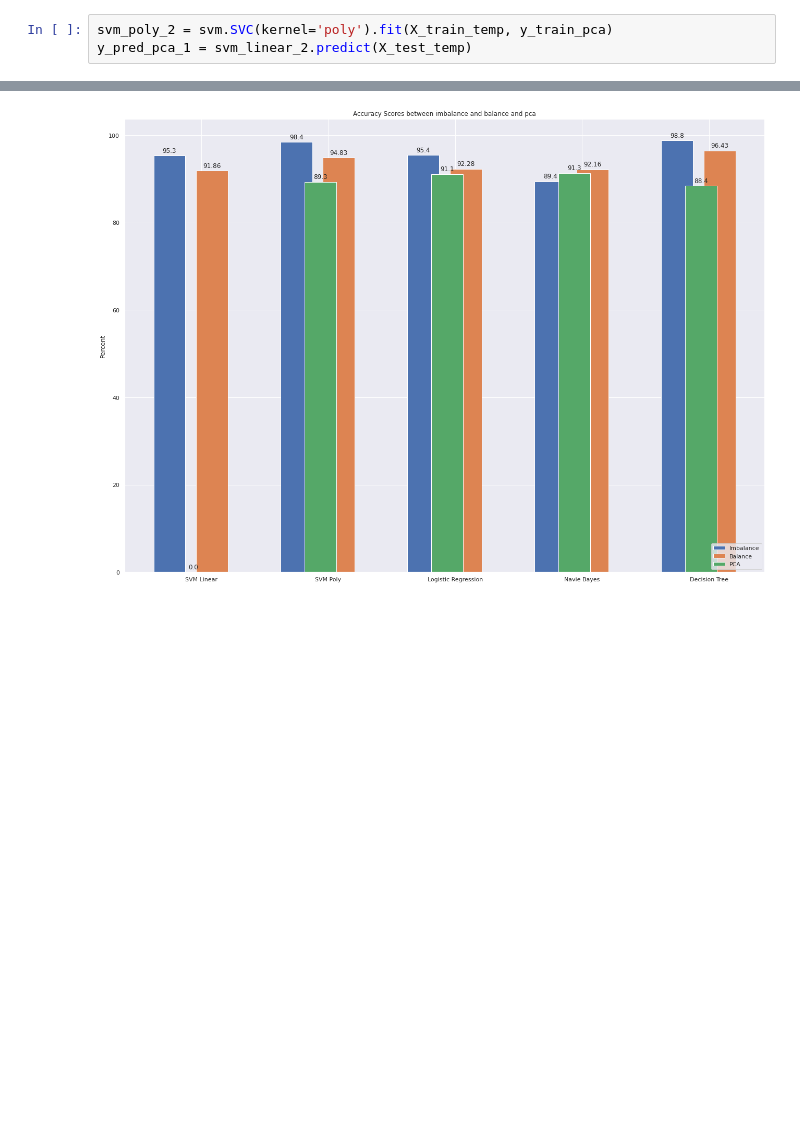
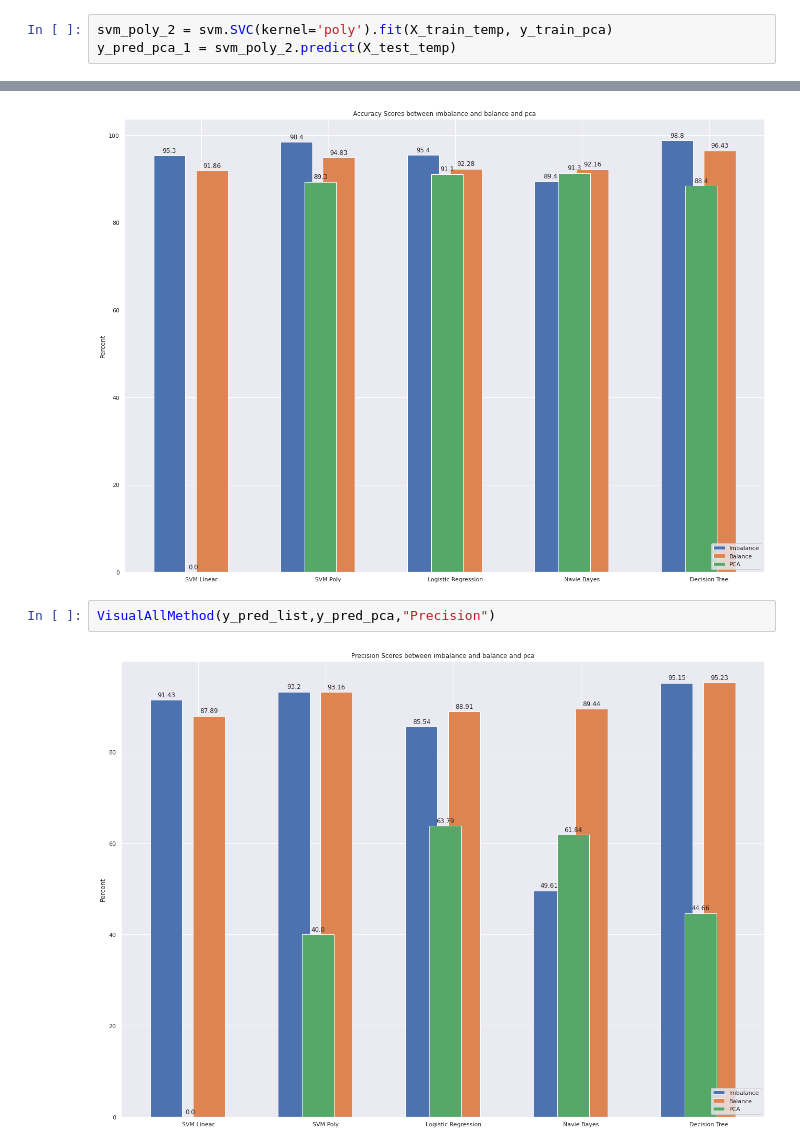
Before and after one commit to susannoo123/CS115, a Jupyter notebook: SVM_final.ipynb, the cells around one changed output, grey strips where cells are left out. Saved outputs shown, nothing was run; the diff lists cells and outputs as text; blank space fills up the shorter version.

```diff
--- a/SVM_final.ipynb
+++ b/SVM_final.ipynb
@@ -922,7 +922,7 @@ plt.show()
 ### SVM No Linear
 # %%
 svm_poly_2 = svm.SVC(kernel='poly').fit(X_train_temp, y_train_pca)
-y_pred_pca_1 = svm_linear_2.predict(X_test_temp)
+y_pred_pca_1 = svm_poly_2.predict(X_test_temp)
 # %%
 result(y_test_pca,y_pred_pca_1)
 # %% [output]
@@ -1023,3 +1018,7 @@ def VisualAllMethod(y_pred_list,y_pred_pca,name):
 VisualAllMethod(y_pred_list,y_pred_pca,"accuracy")
 # %% [output]
 [figure]
+# %%
+VisualAllMethod(y_pred_list,y_pred_pca,"Precision")
+# %% [output]
+[figure, added]
```
Also changed, not shown: parts of 4 cells of this notebook.
